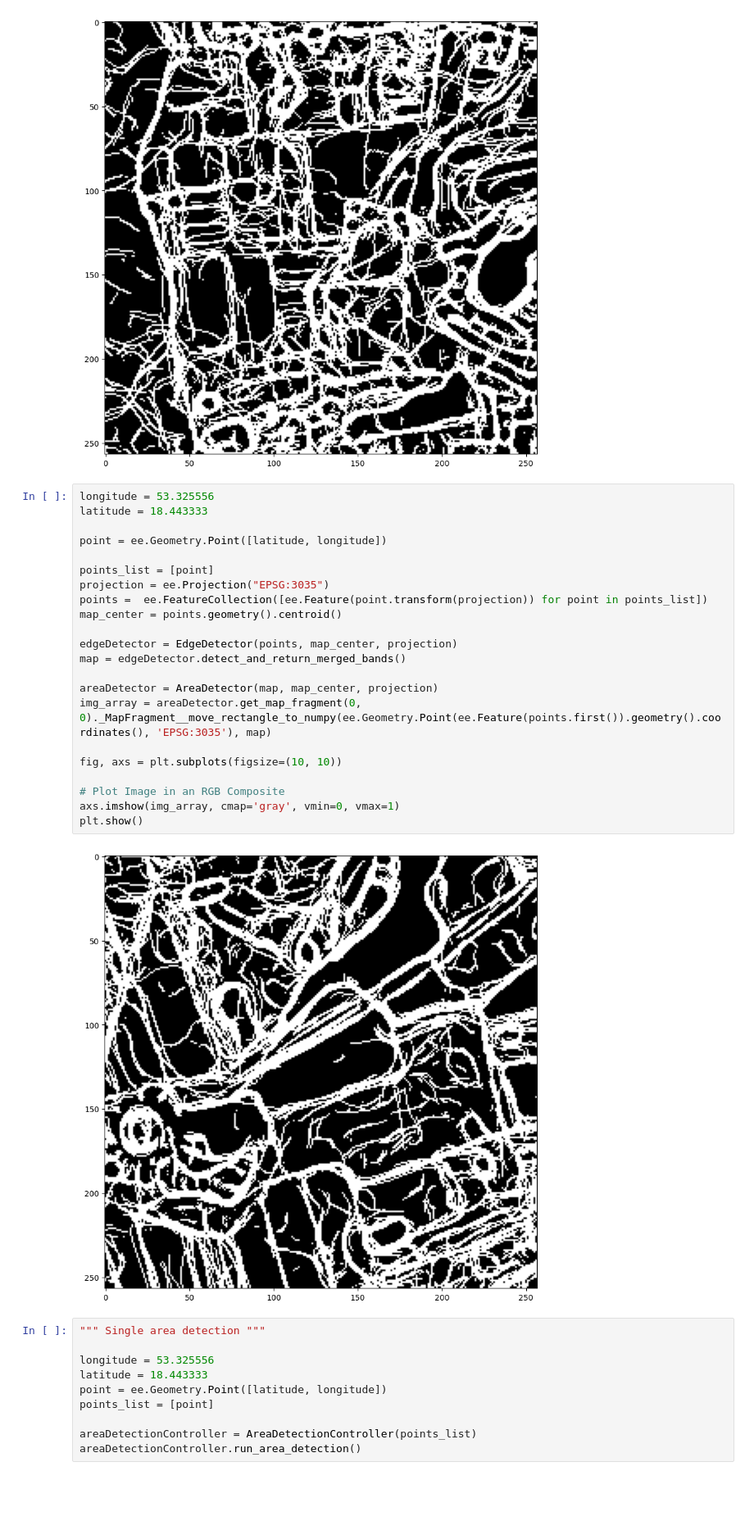
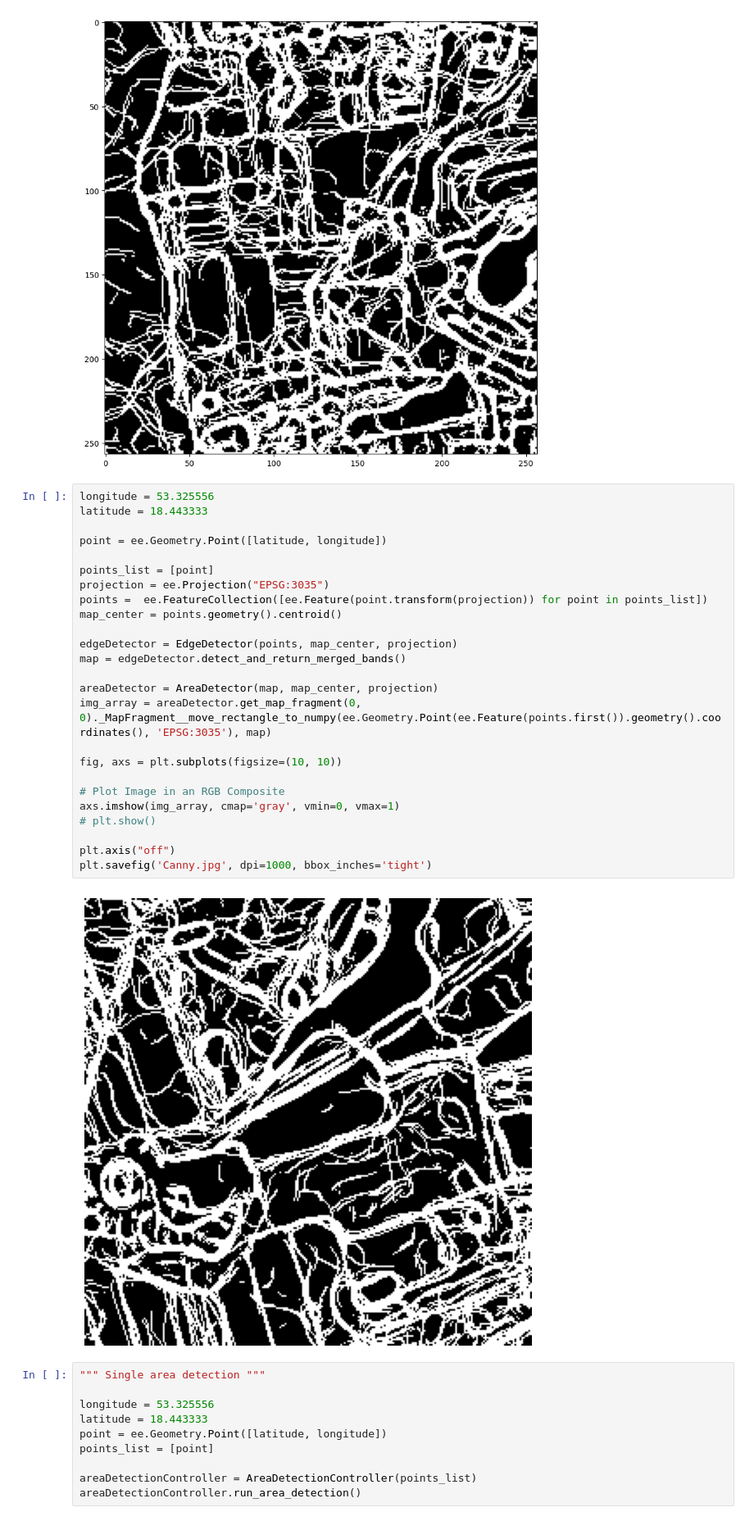
Before and after one commit to filipkorthals/UAVRoutePlanning, a Jupyter notebook: jupyter_notebooks/edges_detection_hysteresis_thresholding.ipynb, the cells around one changed output. Shown at 82% size. Saved outputs shown, nothing was run; the diff lists cells and outputs as text; blank space fills up the shorter version.

```diff
--- a/jupyter_notebooks/edges_detection_hysteresis_thresholding.ipynb
+++ b/jupyter_notebooks/edges_detection_hysteresis_thresholding.ipynb
@@ -510,27 +619,30 @@ plt.show()
 # %%
 longitude = 53.325556
 latitude = 18.443333
 
 point = ee.Geometry.Point([latitude, longitude])
 
 points_list = [point]
 projection = ee.Projection("EPSG:3035")
 points =  ee.FeatureCollection([ee.Feature(point.transform(projection)) for point in points_list])
 map_center = points.geometry().centroid()
 
 edgeDetector = EdgeDetector(points, map_center, projection)
 map = edgeDetector.detect_and_return_merged_bands()
 
 areaDetector = AreaDetector(map, map_center, projection)
 img_array = areaDetector.get_map_fragment(0, 0)._MapFragment__move_rectangle_to_numpy(ee.Geometry.Point(ee.Feature(points.first()).geometry().coordinates(), 'EPSG:3035'), map)
 
 fig, axs = plt.subplots(figsize=(10, 10))
 
 # Plot Image in an RGB Composite
 axs.imshow(img_array, cmap='gray', vmin=0, vmax=1)
-plt.show()
+# plt.show()
+
+plt.axis("off")
+plt.savefig('Canny.jpg', dpi=1000, bbox_inches='tight')
 # %% [output]
-[figure, old version]
+[figure, new version]
 # %%
 """ Single area detection """
 
```
Also changed, not shown: parts of 6 cells of this notebook, 6 other files.
